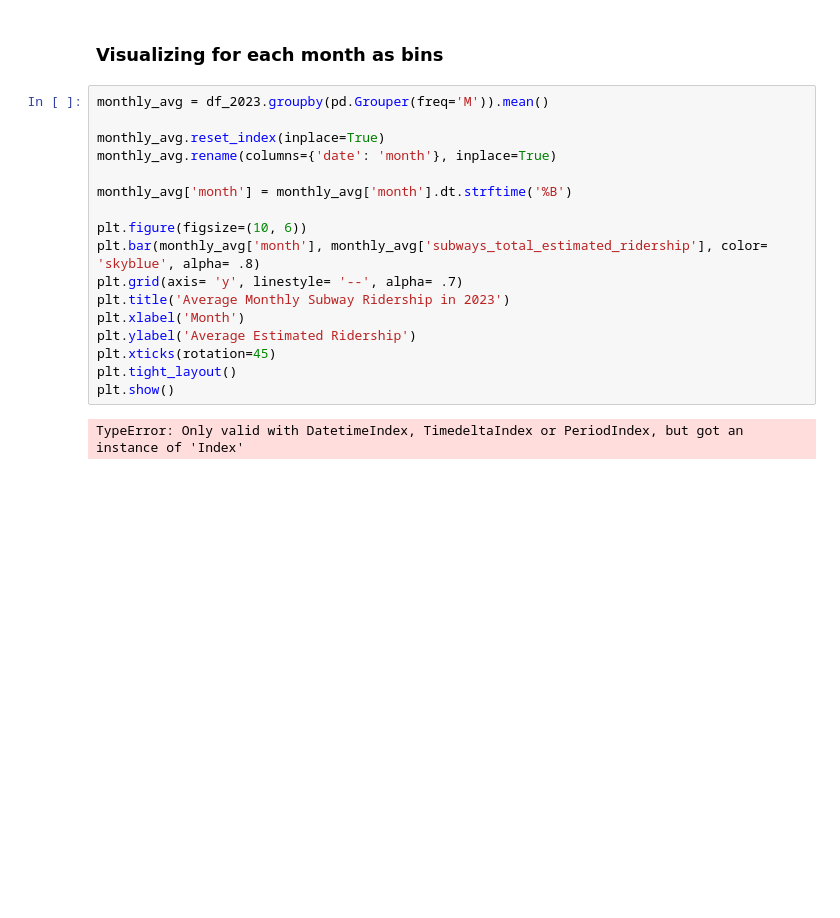
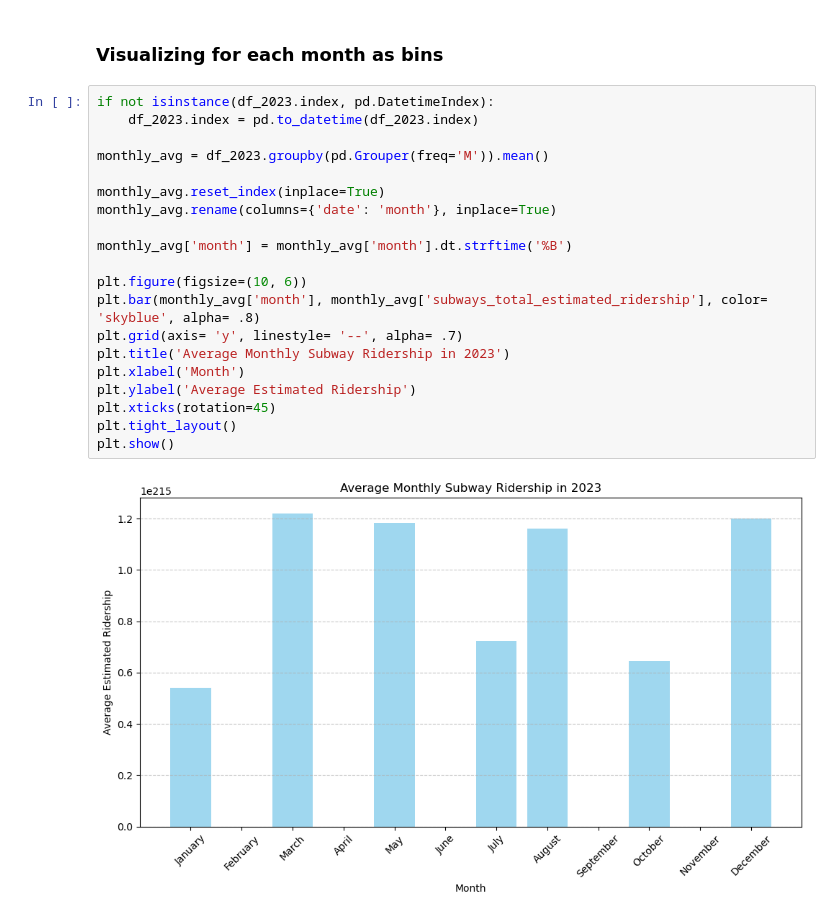
Before and after one commit to atharvakarnik/NY-MetroMetrics, a Jupyter notebook: sandbox-data-extraction.ipynb, the cells around one changed output. Saved outputs shown, nothing was run; the diff lists cells and outputs as text; blank space fills up the shorter version.

```diff
--- a/sandbox-data-extraction.ipynb
+++ b/sandbox-data-extraction.ipynb
@@ -147,24 +147,27 @@ df_2023
 # %% [markdown]
 ### Visualizing for each month as bins
 # %%
+if not isinstance(df_2023.index, pd.DatetimeIndex):
+    df_2023.index = pd.to_datetime(df_2023.index)
+
 monthly_avg = df_2023.groupby(pd.Grouper(freq='M')).mean()
 
 monthly_avg.reset_index(inplace=True)
 monthly_avg.rename(columns={'date': 'month'}, inplace=True)
 
 monthly_avg['month'] = monthly_avg['month'].dt.strftime('%B')
 
 plt.figure(figsize=(10, 6))
 plt.bar(monthly_avg['month'], monthly_avg['subways_total_estimated_ridership'], color= 'skyblue', alpha= .8)
 plt.grid(axis= 'y', linestyle= '--', alpha= .7)
 plt.title('Average Monthly Subway Ridership in 2023')
 plt.xlabel('Month')
 plt.ylabel('Average Estimated Ridership')
 plt.xticks(rotation=45)
 plt.tight_layout()
 plt.show()
 # %% [output]
-TypeError: Only valid with DatetimeIndex, TimedeltaIndex or PeriodIndex, but got an instance of 'Index'
+[figure, added]
 # %%
 monthly_avg
 # %% [output]
```
Also changed, not shown: parts of 3 cells of this notebook.
